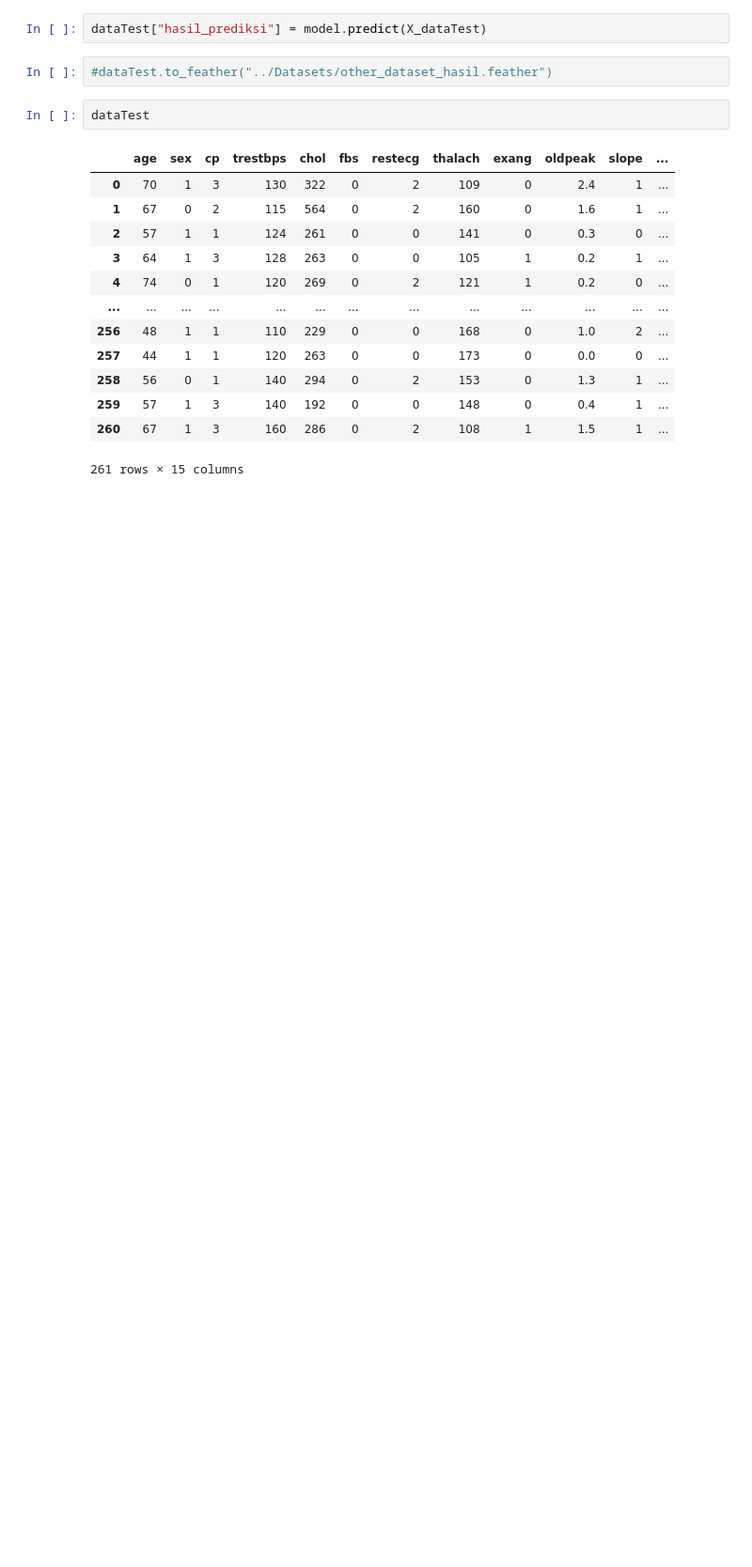
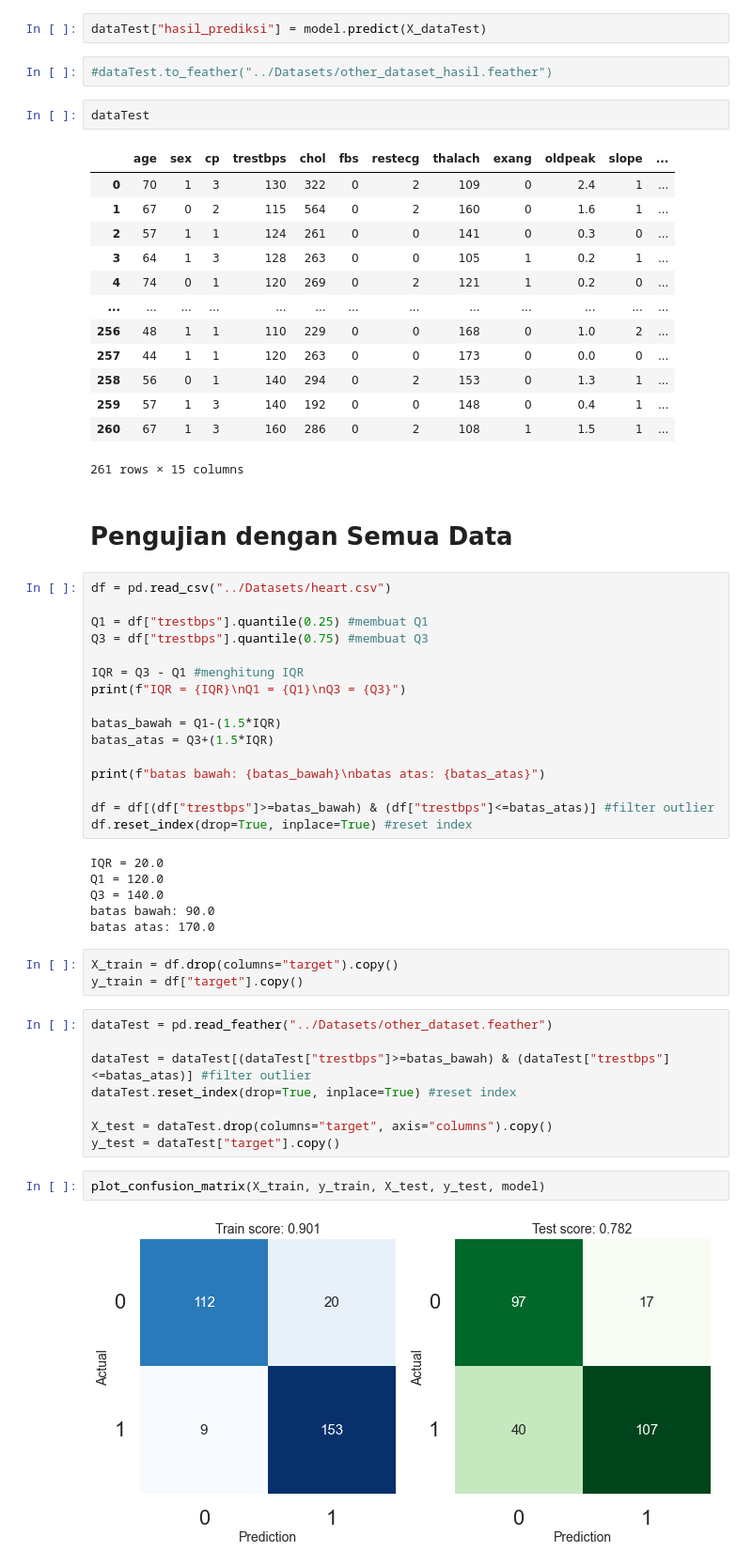
Before and after one commit to rshby/skripsi, a Jupyter notebook: Codingan/Evaluasi_dengan_other_dataset.ipynb, the cells around one changed output. Shown at 94% size. Drawn from its saved outputs; the diff is of its cells as text; blank space fills up the shorter version.

```diff
--- a/Codingan/Evaluasi_dengan_other_dataset.ipynb
+++ b/Codingan/Evaluasi_dengan_other_dataset.ipynb
@@ -80,3 +80,42 @@ dataTest
 | 259 | 57 | 1 | 3 | 140 | 192 | 0 | 0 | 148 | 0 | 0.4 | 1 | ... |
 | 260 | 67 | 1 | 3 | 160 | 286 | 0 | 2 | 108 | 1 | 1.5 | 1 | ... |
 261 rows × 15 columns
+# %% [markdown]
+# Pengujian dengan Semua Data
+# %%
+df = pd.read_csv("../Datasets/heart.csv")
+
+Q1 = df["trestbps"].quantile(0.25) #membuat Q1
+Q3 = df["trestbps"].quantile(0.75) #membuat Q3
+
+IQR = Q3 - Q1 #menghitung IQR
+print(f"IQR = {IQR}\nQ1 = {Q1}\nQ3 = {Q3}")
+
+batas_bawah = Q1-(1.5*IQR)
+batas_atas = Q3+(1.5*IQR)
+
+print(f"batas bawah: {batas_bawah}\nbatas atas: {batas_atas}")
+
+df = df[(df["trestbps"]>=batas_bawah) & (df["trestbps"]<=batas_atas)] #filter outlier
+df.reset_index(drop=True, inplace=True) #reset index
+# %% [output]
+IQR = 20.0
+Q1 = 120.0
+Q3 = 140.0
+batas bawah: 90.0
+batas atas: 170.0
+# %%
+X_train = df.drop(columns="target").copy()
+y_train = df["target"].copy()
+# %%
+dataTest = pd.read_feather("../Datasets/other_dataset.feather")
+
+dataTest = dataTest[(dataTest["trestbps"]>=batas_bawah) & (dataTest["trestbps"]<=batas_atas)] #filter outlier
+dataTest.reset_index(drop=True, inplace=True) #reset index
+
+X_test = dataTest.drop(columns="target", axis="columns").copy()
+y_test = dataTest["target"].copy()
+# %%
+plot_confusion_matrix(X_train, y_train, X_test, y_test, model)
+# %% [output]
+[figure, added]
```
Also changed, not shown: 8 other files.
